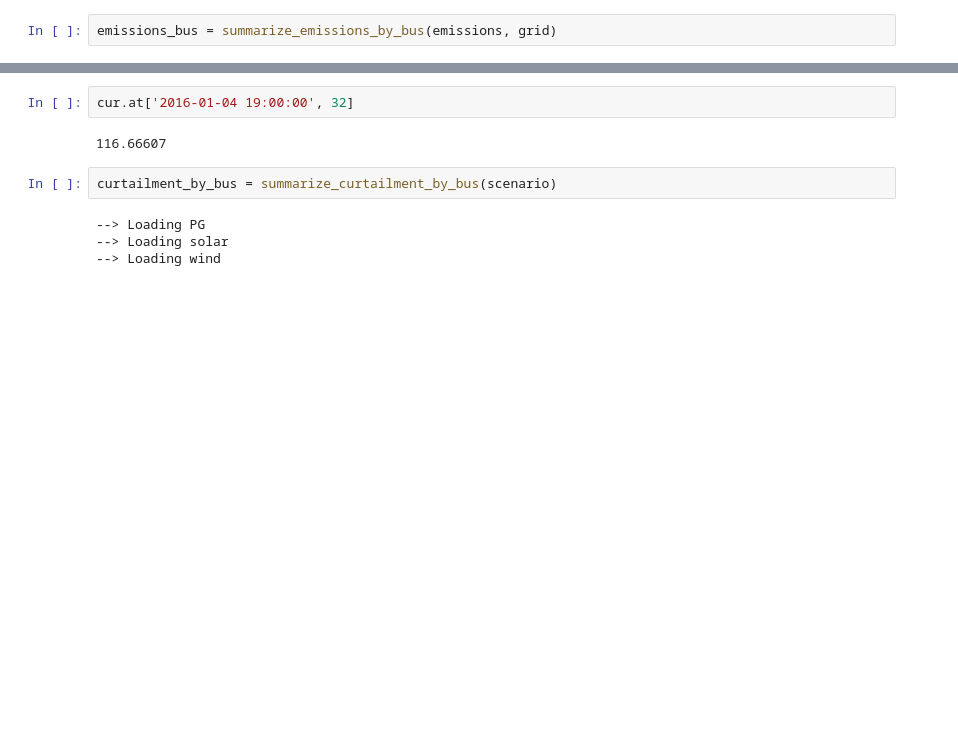
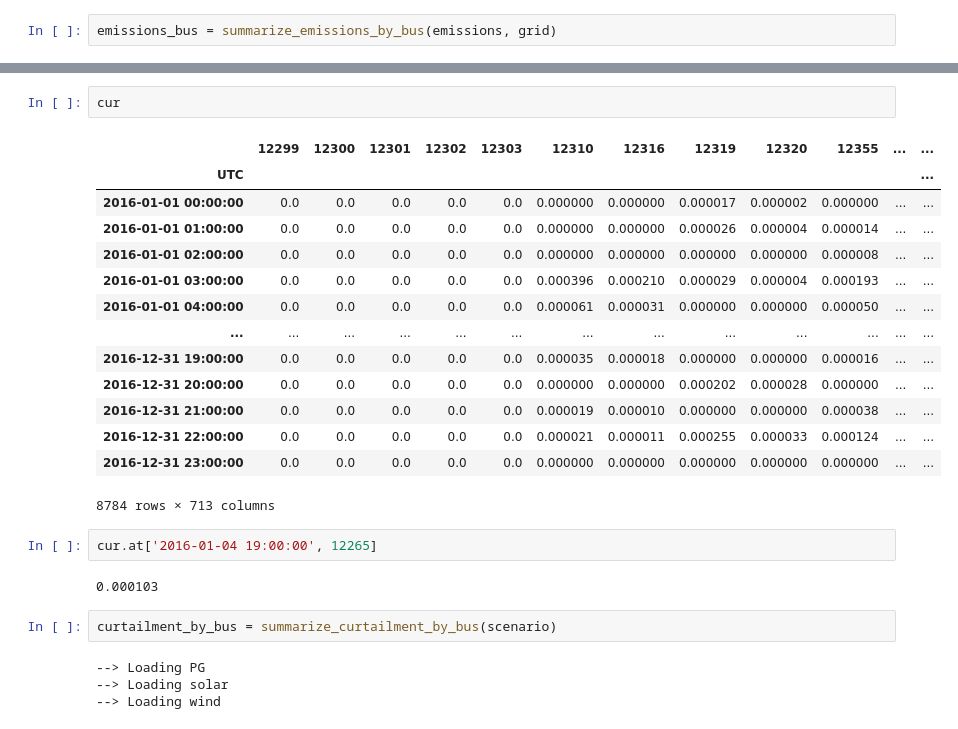
Before and after one commit to Breakthrough-Energy/plug, a Jupyter notebook: standalone/postreise.ipynb, the cells around one changed output, grey strips where cells are left out. Drawn from its saved outputs; the diff is of its cells as text; blank space fills up the shorter version.

```diff
--- a/standalone/postreise.ipynb
+++ b/standalone/postreise.ipynb
@@ -148,7 +241,24 @@ cur.max().max()
+# %%
+cur
+# %% [output]
+|  | 12299 | 12300 | 12301 | 12302 | 12303 | 12310 | 12316 | 12319 | 12320 | 12355 | ... | ... |
+| UTC |  |  |  |  |  |  |  |  |  |  |  | ... |
+| 2016-01-01 00:00:00 | 0.0 | 0.0 | 0.0 | 0.0 | 0.0 | 0.000000 | 0.000000 | 0.000017 | 0.000002 | 0.000000 | ... | ... |
+| 2016-01-01 01:00:00 | 0.0 | 0.0 | 0.0 | 0.0 | 0.0 | 0.000000 | 0.000000 | 0.000026 | 0.000004 | 0.000014 | ... | ... |
+| 2016-01-01 02:00:00 | 0.0 | 0.0 | 0.0 | 0.0 | 0.0 | 0.000000 | 0.000000 | 0.000000 | 0.000000 | 0.000008 | ... | ... |
+| 2016-01-01 03:00:00 | 0.0 | 0.0 | 0.0 | 0.0 | 0.0 | 0.000396 | 0.000210 | 0.000029 | 0.000004 | 0.000193 | ... | ... |
+| 2016-01-01 04:00:00 | 0.0 | 0.0 | 0.0 | 0.0 | 0.0 | 0.000061 | 0.000031 | 0.000000 | 0.000000 | 0.000050 | ... | ... |
+| ... | ... | ... | ... | ... | ... | ... | ... | ... | ... | ... | ... | ... |
+| 2016-12-31 19:00:00 | 0.0 | 0.0 | 0.0 | 0.0 | 0.0 | 0.000035 | 0.000018 | 0.000000 | 0.000000 | 0.000016 | ... | ... |
+| 2016-12-31 20:00:00 | 0.0 | 0.0 | 0.0 | 0.0 | 0.0 | 0.000000 | 0.000000 | 0.000202 | 0.000028 | 0.000000 | ... | ... |
+| 2016-12-31 21:00:00 | 0.0 | 0.0 | 0.0 | 0.0 | 0.0 | 0.000019 | 0.000010 | 0.000000 | 0.000000 | 0.000038 | ... | ... |
+| 2016-12-31 22:00:00 | 0.0 | 0.0 | 0.0 | 0.0 | 0.0 | 0.000021 | 0.000011 | 0.000255 | 0.000033 | 0.000124 | ... | ... |
+| 2016-12-31 23:00:00 | 0.0 | 0.0 | 0.0 | 0.0 | 0.0 | 0.000000 | 0.000000 | 0.000000 | 0.000000 | 0.000000 | ... | ... |
+8784 rows × 713 columns
 # %%
-cur.at['2016-01-04 19:00:00', 32]
+cur.at['2016-01-04 19:00:00', 12265]
 # %% [output]
-116.66607
+0.000103
 # %%
 curtailment_by_bus = summarize_curtailment_by_bus(scenario)
 # %% [output]
```
Also changed, not shown: parts of 26 cells of this notebook, 3 other files.
